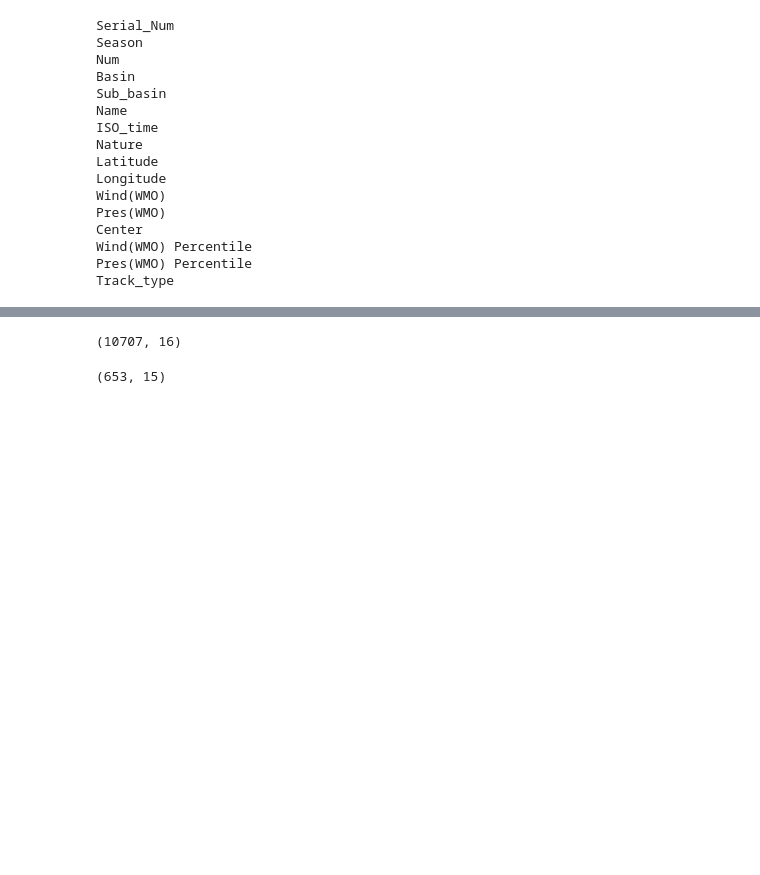
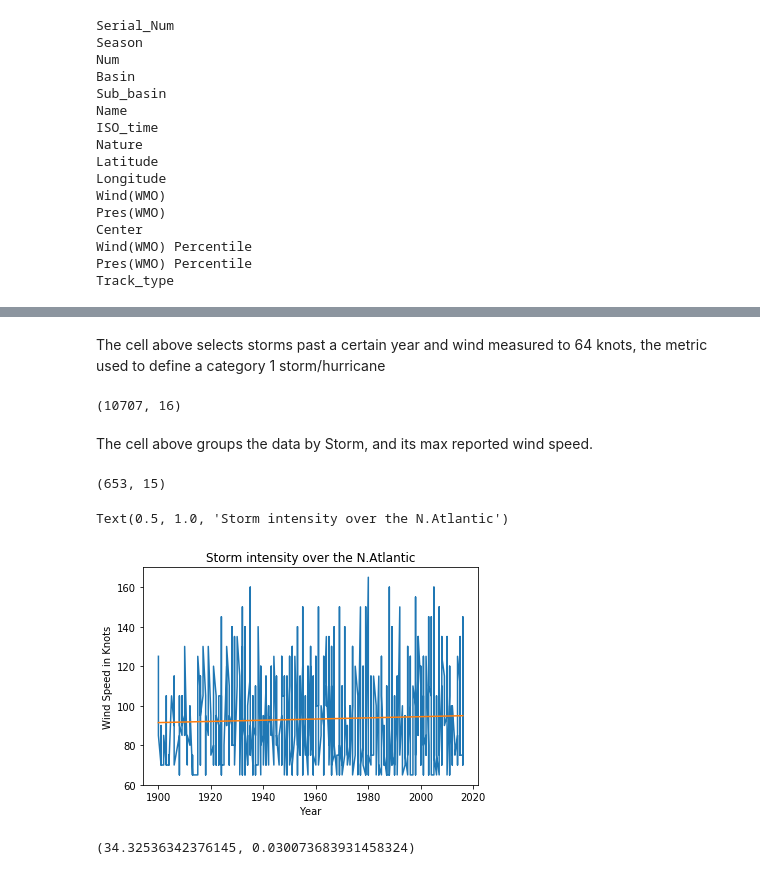
Before and after one commit to zuhbeer/Capstone, a Jupyter notebook: data playground.ipynb, the cells around one changed output, grey strips where cells are left out. Cells and saved outputs as stored; diff of their text form; code cells hidden in the pictures; blank space fills up the shorter version.

```diff
--- a/data playground.ipynb
+++ b/data playground.ipynb
@@ -61,3 +61,5 @@ storms2 = storms1[(storms1['Longitude'] >= -98.0) & (storms1['Longitude'] <= -90
 # %%
-storms3 = storms[(storms['Season'] >= 1900) & (storms['Wind(WMO)'] >= 64)]
+stormsNA = storms[(storms['Season'] >= 1900) & (storms['Wind(WMO)'] >= 64)]
+# %% [markdown]
+The cell above selects storms past a certain year and wind measured to 64 knots, the metric used to define a category 1 storm/hurricane
 # %%
@@ -65,5 +67,7 @@ storms3.shape
 # %% [output]
 (10707, 16)
 # %%
-storms4 = storms3.groupby(['Serial_Num']).max()
+stormsNA1 = stormsNA.groupby(['Serial_Num']).max()
+# %% [markdown]
+The cell above groups the data by Storm, and its max reported wind speed.
 # %%
@@ -71,2 +75,18 @@ storms4.shape
 # %% [output]
 (653, 15)
+# %%
+x = stormsNA1['Season']
+y = stormsNA1['Wind(WMO)']
+b, m = polyfit(x,y,1)
+plt.plot(x,y)
+plt.plot(x, b + m * x, '-')
+plt.ylabel('Wind Speed in Knots')
+plt.xlabel('Year')
+plt.title('Storm intensity over the N.Atlantic')
+# %% [output]
+Text(0.5, 1.0, 'Storm intensity over the N.Atlantic')
+[figure, added]
+# %%
+b,m
+# %% [output]
+(34.32536342376145, 0.030073683931458324)
```
Also changed, not shown: parts of 21 cells of this notebook, 1 other file.
